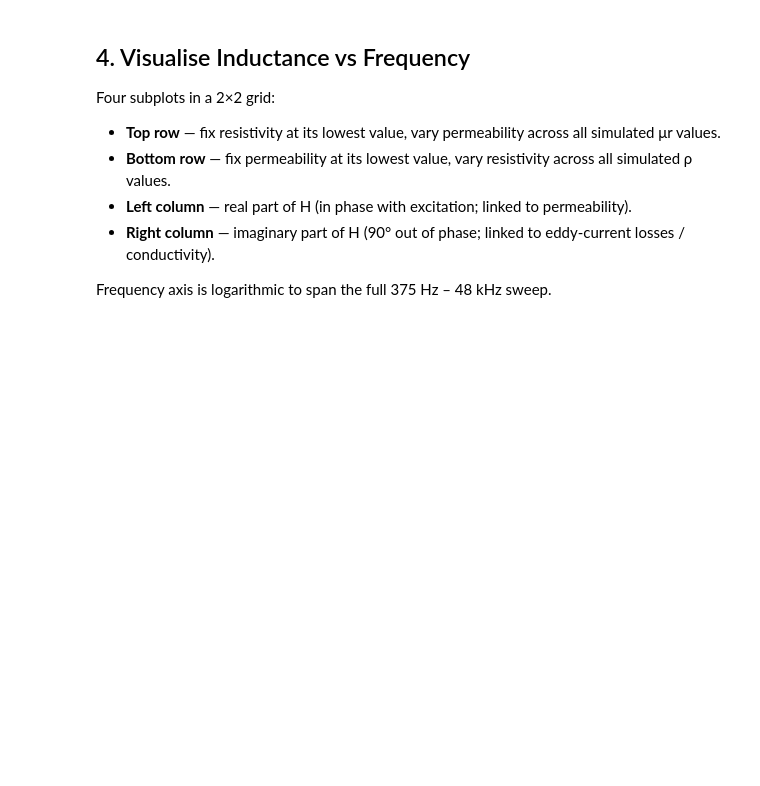
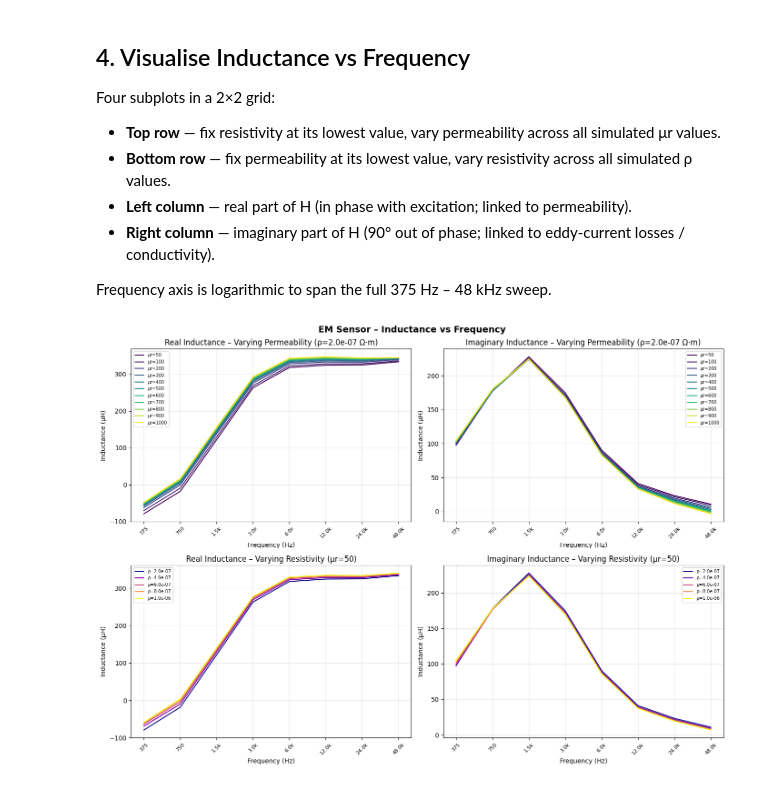
Before and after one commit to Benn800/ect-inversion, a Jupyter notebook: notebooks/01_eda.ipynb, the cells around one changed output. Saved outputs shown, nothing was run; the diff lists cells and outputs as text; code cells hidden in the pictures; blank space fills up the shorter version.

```diff
--- a/notebooks/01_eda.ipynb
+++ b/notebooks/01_eda.ipynb
@@ -72,9 +103,6 @@ Four subplots in a 2×2 grid:
 
 Frequency axis is logarithmic to span the full 375 Hz – 48 kHz sweep.
 # %%
-import numpy as np
-from matplotlib.ticker import ScalarFormatter
-
 # Sorted unique parameter values across the simulation sweep
 permeabilities = sorted(data['permeability'].unique())
 resistivities  = sorted(data['resistivity'].unique())
@@ -89,7 +117,7 @@ fig.suptitle('EM Sensor – Inductance vs Frequency', fontsize=14, fontweight='b
 # --- Top row: vary permeability, fix resistivity ---
 # Isolate rows with the fixed resistivity, then loop over all μr values.
 subset1 = data[data['resistivity'] == res_fixed]
-colors1  = plt.cm.viridis(np.linspace(0, 1, len(permeabilities)))
+colors1  = plt.get_cmap('viridis')(np.linspace(0, 1, len(permeabilities)))
 
 for i, perm in enumerate(permeabilities):
     g = subset1[subset1['permeability'] == perm].sort_values('frequency')
@@ -102,32 +130,34 @@ axes[0, 1].set_title(f'Imaginary Inductance – Varying Permeability (ρ={res_fi
 
 # --- Bottom row: vary resistivity, fix permeability ---
 subset2 = data[data['permeability'] == perm_fixed]
-colors2  = plt.cm.plasma(np.linspace(0, 1, len(resistivities)))
+colors2  = plt.get_cmap('plasma')(np.linspace(0, 1, len(resistivities)))
 
 for i, res in enumerate(resistivities):
     g = subset2[subset2['resistivity'] == res].sort_values('frequency')
     axes[1, 0].plot(g['frequency'], g['H_real'] * 1e6, color=colors2[i], label=f'ρ={res:.1e}')
     axes[1, 1].plot(g['frequency'], g['H_imag'] * 1e6, color=colors2[i], label=f'ρ={res:.1e}')
 
 axes[1, 0].set_title(f'Real Inductance – Varying Resistivity (μr={int(perm_fixed)})')
 axes[1, 1].set_title(f'Imaginary Inductance – Varying Resistivity (μr={int(perm_fixed)})')
 
 # --- Shared formatting ---
 # Use the exact simulated frequencies as x-ticks on a log scale.
 freq_ticks  = sorted(data['frequency'].unique())
 freq_labels = [f'{f/1000:.1f}k' if f >= 1000 else str(int(f)) for f in freq_ticks]
 
 for ax in axes.flat:
     ax.set_xlabel('Frequency (Hz)')
     ax.set_ylabel('Inductance (μH)')
     ax.legend(fontsize=7)
     ax.set_xscale('log')
     ax.set_xticks(freq_ticks)
     ax.set_xticklabels(freq_labels, rotation=45, fontsize=8)
-    ax.get_xaxis().set_major_formatter(plt.FixedFormatter(freq_labels))
+    ax.get_xaxis().set_major_formatter(FixedFormatter(freq_labels))
     ax.minorticks_off()
     ax.grid(True, alpha=0.3)
 
 plt.tight_layout()
 plt.savefig('inductance_plots.png', dpi=150, bbox_inches='tight')
 plt.show()
+# %% [output]
+[figure, added]
```
Also changed, not shown: parts of 3 cells of this notebook.
